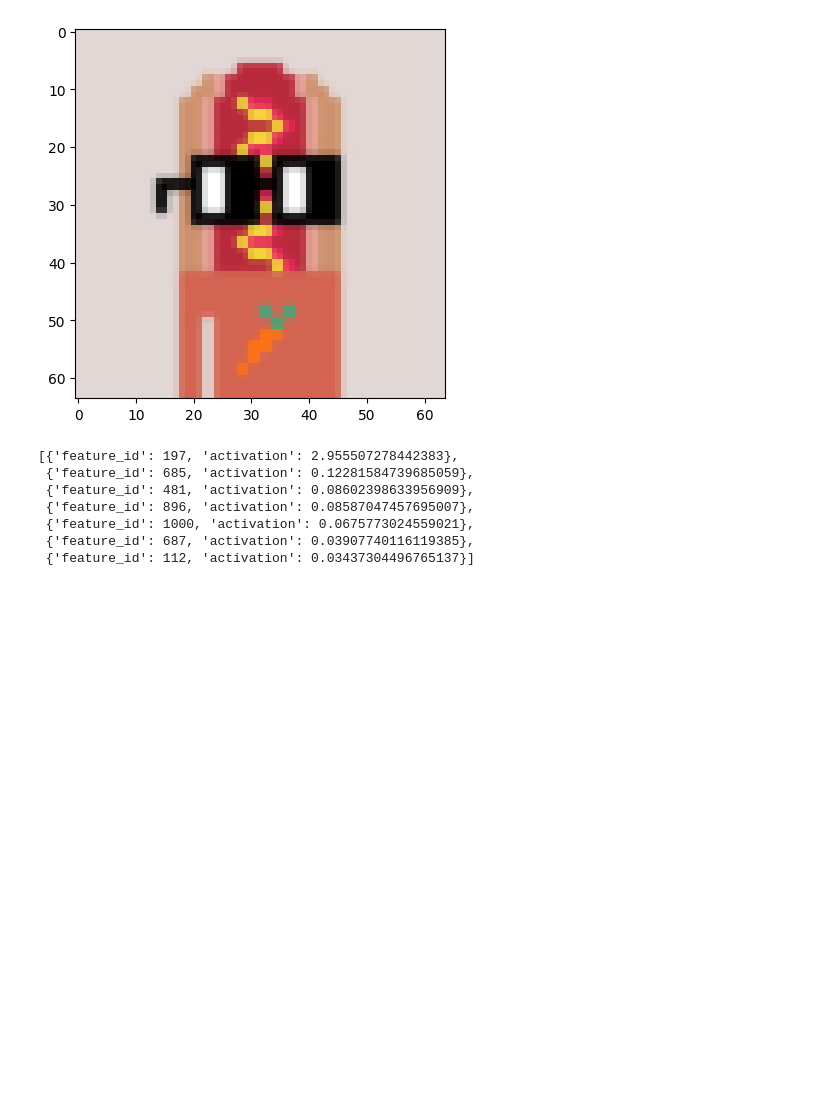
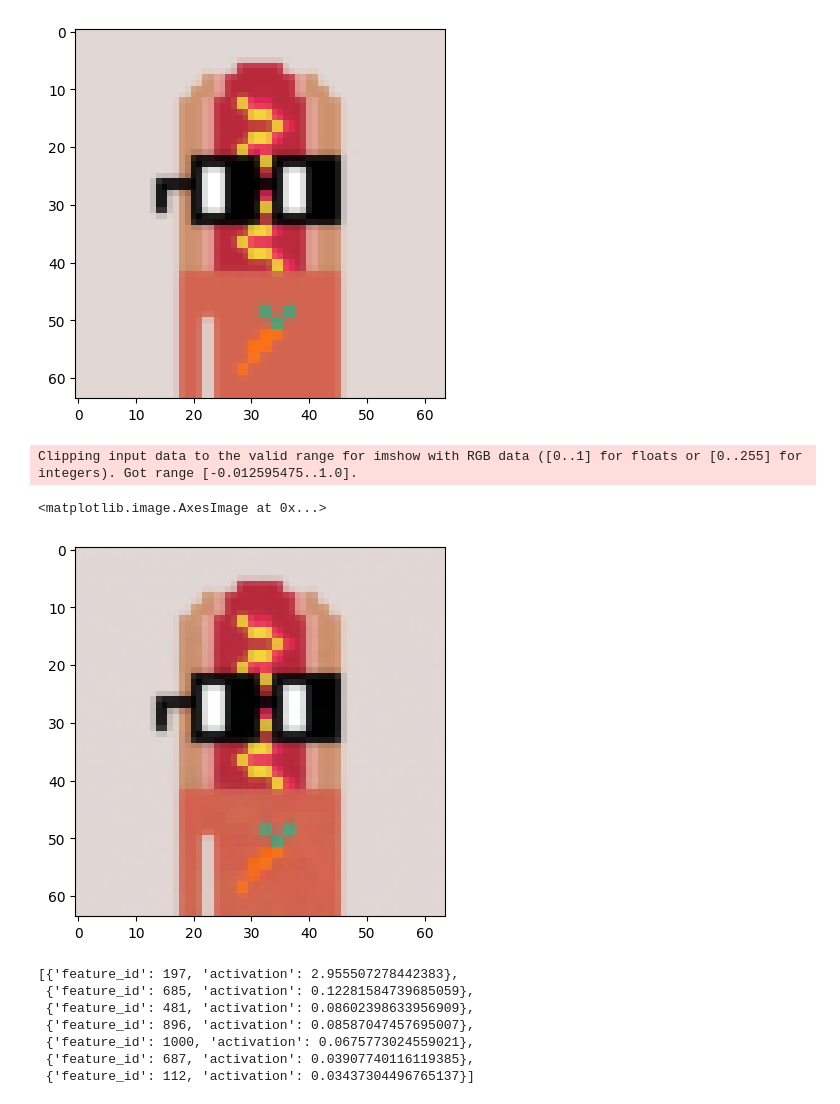
Before and after one commit to minii-ai/nouns-mech-interp, a Jupyter notebook: swiggle/notebooks/random.ipynb, the cells around one changed output. Drawn from its saved outputs; the diff is of its cells as text; code cells hidden in the pictures; blank space fills up the shorter version.

```diff
--- a/swiggle/notebooks/random.ipynb
+++ b/swiggle/notebooks/random.ipynb
@@ -29,6 +29,16 @@ plt.imshow((image.permute(1, 2, 0) + 1) * 0.5)
 # %% [output]
 <matplotlib.image.AxesImage at 0x...>
 [figure]
+# %%
+with torch.no_grad():
+    recon = vae(image.unsqueeze(0))["recon"].squeeze(0)
+    recon = torch.clamp((recon + 1) * 0.5, -1, 1)
+
+plt.imshow(recon.permute(1, 2, 0))
+# %% [output]
+Clipping input data to the valid range for imshow with RGB data ([0..1] for floats or [0..255] for integers). Got range [-0.012595475..1.0].
+<matplotlib.image.AxesImage at 0x...>
+[figure, added]
 # %%
 mu, _ = vae.encode(image.unsqueeze(0))
 latent = mu.view(1, -1)
```
Also changed, not shown: parts of 3 cells of this notebook, 8 other files.
